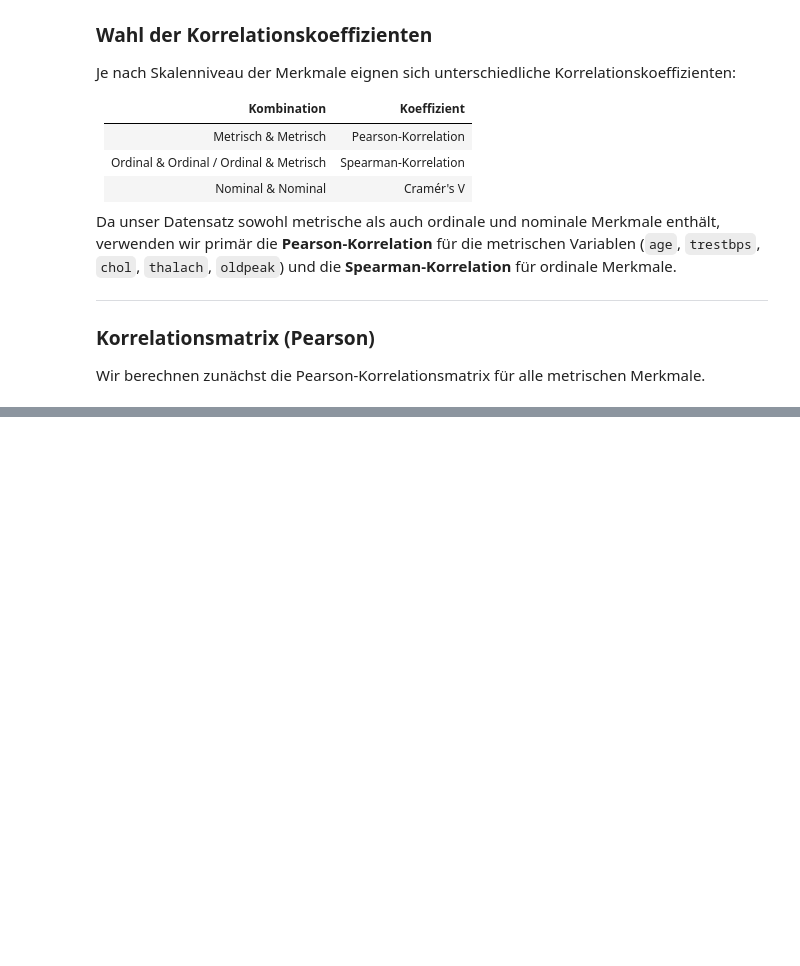
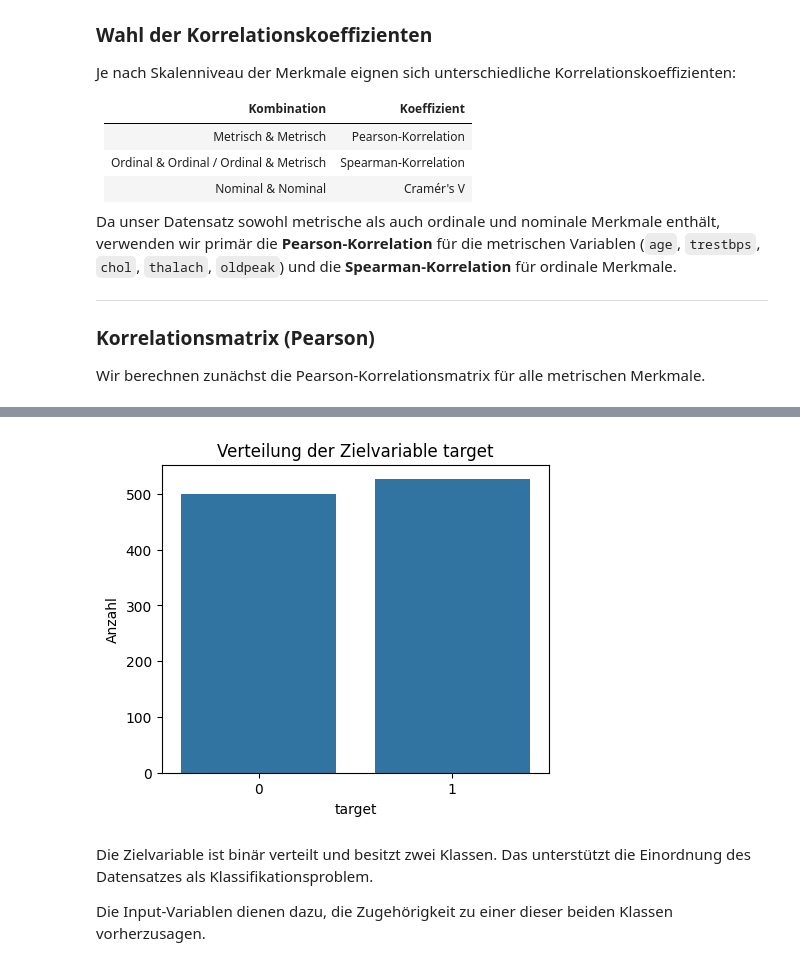
Before and after one commit to IMrNoNameI/DataScience, a Jupyter notebook: notebook/datenanalyse.ipynb, the cells around one changed output, grey strips where cells are left out. Saved outputs shown, nothing was run; the diff lists cells and outputs as text; code cells hidden in the pictures; blank space fills up the shorter version.

```diff
--- a/notebook/datenanalyse.ipynb
+++ b/notebook/datenanalyse.ipynb
@@ -402,0 +695,19 @@ Das Entfernen von Duplikaten ist wichtig, da doppelte Einträge das Modell verze
+# %%
+# Verteilung der Zielvariable visualisieren
+
+plt.figure(figsize=(5,4))
+
+sns.countplot(x='target', data=df)
+
+plt.title('Verteilung der Zielvariable target')
+plt.xlabel('target')
+plt.ylabel('Anzahl')
+
+plt.show()
+# %% [output]
+[figure, added]
+# %% [markdown]
+Die Zielvariable ist binär verteilt und besitzt zwei Klassen.
+Das unterstützt die Einordnung des Datensatzes als Klassifikationsproblem.
+
+Die Input-Variablen dienen dazu, die Zugehörigkeit zu einer dieser beiden Klassen vorherzusagen.
```
Also changed, not shown: parts of 73 cells of this notebook.
